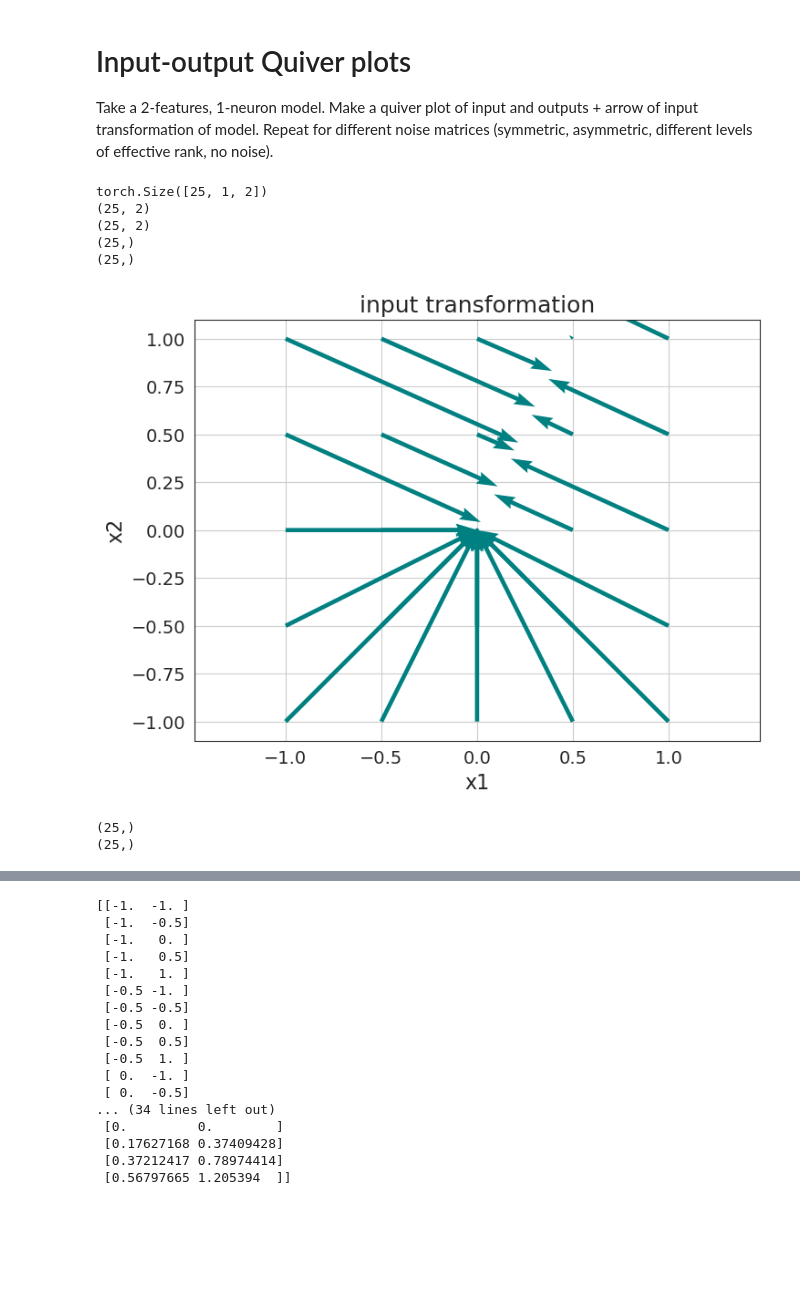
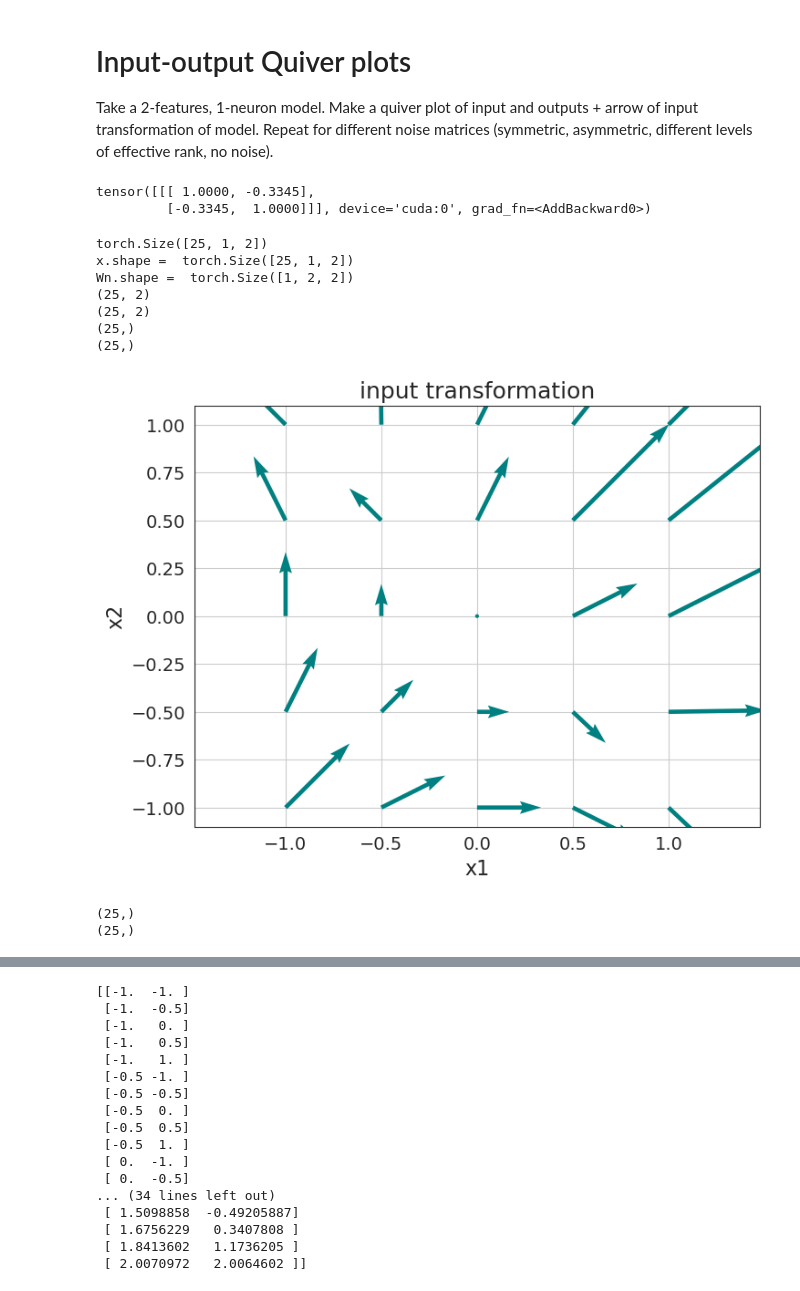
Before and after one commit to Stefan-Heimersheim/toy-model-of-computation-in-superposition, a Jupyter notebook: notebooks/noise_res_cis_2feature_1neuron-Sara.ipynb, the cells around one changed output, grey strips where cells are left out. Saved outputs shown, nothing was run; the diff lists cells and outputs as text; code cells hidden in the pictures; blank space fills up the shorter version.

Commit message:
made changes to quiver plot

```diff
--- a/notebooks/noise_res_cis_2feature_1neuron-Sara.ipynb
+++ b/notebooks/noise_res_cis_2feature_1neuron-Sara.ipynb
@@ -342,10 +342,22 @@ for model, name, target in zip(models, model_names, targets, strict=True):
 # %% [markdown]
 # Input-output Quiver plots
 Take a 2-features, 1-neuron model. Make a quiver plot of input and outputs + arrow of input transformation of model. Repeat for different noise matrices (symmetric, asymmetric, different levels of effective rank, no noise).
+# %%
+Wn = t.eye(model.cfg.n_feat, dtype=model.dtype, device=model.device).expand(
+                model.cfg.n_instances, -1, -1
+            )
+Wn = Wn + cis_simple_sym.noise_coeff * cis_simple_sym.noise_base
+
+print(Wn)
+# %% [output]
+tensor([[[ 1.0000, -0.3345],
+         [-0.3345,  1.0000]]], device='cuda:0', grad_fn=<AddBackward0>)
 # %%
 feat_sparsity = 0.9
 
 #, relu_x = gen_batch(cis_simple_sym, 1024, feat_sparsity, device)
+
+model = cis_simple_sym
 
 import itertools
 
@@ -364,13 +376,36 @@ x = data.unsqueeze(1)  # shape: (9, 1, 2)
 print(x.shape)  # torch.Size([9, 1, 2])
 
 with t.no_grad():
-    y_pred = cis_simple.forward(x)
+    y_pred = model.forward(x)
 
 y_true = t.relu(x)
 
+Wn = t.eye(model.cfg.n_feat, dtype=model.dtype, device=model.device).expand(
+                model.cfg.n_instances, -1, -1
+            )
+Wn = Wn + model.noise_coeff * model.noise_base
+print('x.shape = ', x.shape)
+print('Wn.shape = ', Wn.shape)
+import torch as t
+
+# Input x: (25, 1, 2) → squeeze to remove the middle dim
+x = x.squeeze(1)  # Shape: (25, 2)
+
+# Expand Wn from (1, 2, 2) to match the batch size for broadcasting
+Wn = Wn.expand(x.shape[0], -1, -1)  # Now Wn is (25, 2, 2)
+
+# Reshape x for matmul: (25, 2) → (25, 2, 1)
+x_unsqueezed = x.unsqueeze(-1)  # (25, 2, 1)
+
+# Compute matrix multiplication: (25, 2, 2) @ (25, 2, 1) → (25, 2, 1)
+Wn_x = t.matmul(Wn, x_unsqueezed).squeeze(-1)  # (25, 2)
+
+# Final true output
+y_true = t.relu(x) + Wn_x  # Shape: (25, 2)
+
 x = x.squeeze(1).cpu().detach().numpy()
 y_pred = y_pred.squeeze(1).cpu().detach().numpy()
-y_true = y_true.squeeze(1).cpu().detach().numpy()
+y_true = y_true.cpu().detach().numpy()
 #relu_x = relu_x.squeeze(1).cpu().detach().numpy()
 
 print(x.shape)
@@ -388,36 +423,42 @@ plt.figure(figsize=(8, 6))
 plt.quiver(x[:,0], x[:,1], U, V, angles='xy', scale_units='xy', scale=1, color='teal')
 plt.xlabel('x1')
 plt.ylabel('x2')
+plt.xlim(-1,2)
+plt.ylim(-1,2)
 plt.title('input transformation')
 plt.grid(True)
 plt.axis('equal')
 plt.show()
 
 
 # Displacement vectors
 U = y_true[:,0] - x[:,0]
 V = y_true[:,1] - x[:,1]
 
 print(U.shape)
 print(V.shape)
 
 plt.figure(figsize=(8, 6))
 plt.quiver(x[:,0], x[:,1], U, V, angles='xy', scale_units='xy', scale=1, color='teal')
+plt.xlim(-1,2)
+plt.ylim(-1,2)
 plt.xlabel('x1')
 plt.ylabel('x2')
 plt.title('input transformation')
 plt.grid(True)
 plt.axis('equal')
 plt.show()
 
 print(x)
 print(y_pred)
 # %% [output]
 torch.Size([25, 1, 2])
+x.shape =  torch.Size([25, 1, 2])
+Wn.shape =  torch.Size([1, 2, 2])
 (25, 2)
 (25, 2)
 (25,)
 (25,)
-[figure, old version]
+[figure, new version]
 (25,)
 (25,)
@@ -435,7 +476,7 @@ torch.Size([25, 1, 2])
  [ 0.  -1. ]
  [ 0.  -0.5]
 ... (34 lines left out)
- [0.         0.        ]
- [0.17627168 0.37409428]
- [0.37212417 0.78974414]
- [0.56797665 1.205394  ]]
+ [ 1.5098858  -0.49205887]
+ [ 1.6756229   0.3407808 ]
+ [ 1.8413602   1.1736205 ]
+ [ 2.0070972   2.0064602 ]]
```
Also changed, not shown: parts of 1 cell of this notebook.
